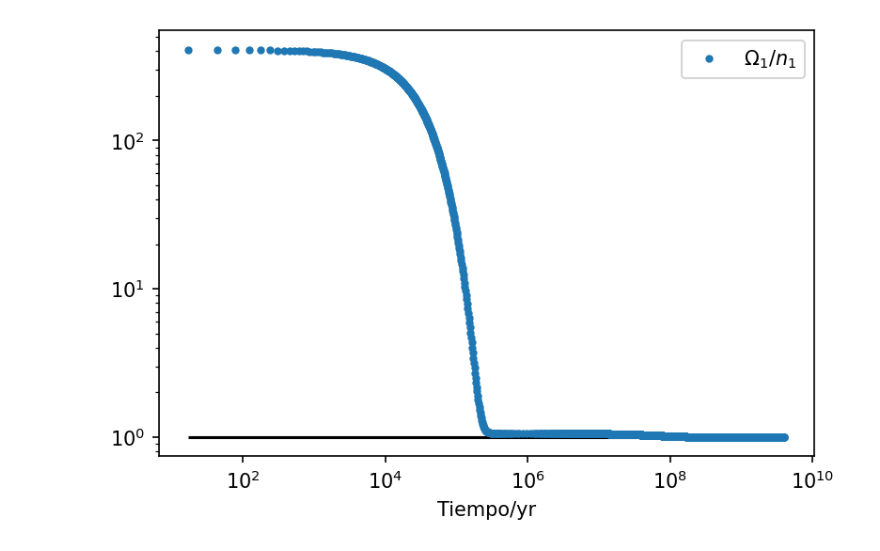
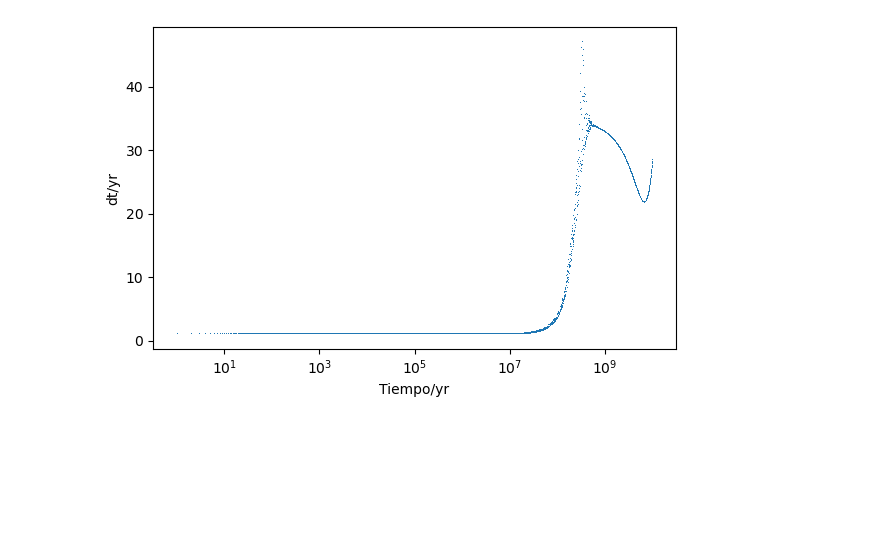
Before and after one commit to Gianuzzi/TidalEvolution, a Jupyter notebook: Plot_salida.ipynb, the cells around one changed output. Cells and saved outputs as stored; diff of their text form; code cells hidden in the pictures; blank space fills up the shorter version.

```diff
--- a/Plot_salida.ipynb
+++ b/Plot_salida.ipynb
@@ -56,0 +19,17 @@ plt.show()
+# %%
+df = pd.DataFrame(data)
+df = df.rename(columns=dict(
+    zip(df.columns,
+     ["s0", "o0",
+     "a1", "K1", "s1", "o1", "H1",
+     "a2", "K2", "s2", "o2", "H2",
+     "n1", "n2",
+     "t", "dt"])
+    ))
+df.t /= 365.2563
+df.dt /= 365.2563
+df["e1"] = np.sqrt(df.K1**2 + df.H1**2)
+df["e2"] = np.sqrt(df.K2**2 + df.H2**2)
+df["w1"] = np.arctan2(df.H1, df.K1)
+df["w2"] = np.arctan2(df.H2, df.K2)
+display(df)
@@ -57,11 +50,10 @@ plt.show()
 # %%
-plt.figure(dpi=150)
-plt.plot(t, s1 / n1, '.', label='$\Omega_1/n_1$')
-plt.hlines(1, t[0], t[-1], 'k')
+plt.figure(dpi=100)
+plt.plot(df.t, df.dt, ',')
+plt.xlabel("Tiempo/yr")
+plt.ylabel("dt/yr")
 plt.semilogx()
-plt.semilogy()
-plt.xlabel("Tiempo/yr")
-plt.legend()
+plt.tight_layout()
 plt.show()
 # %% [output]
-[figure, old version]
+[figure, new version]
```
Also changed, not shown: parts of 14 cells of this notebook, 18 other files.
